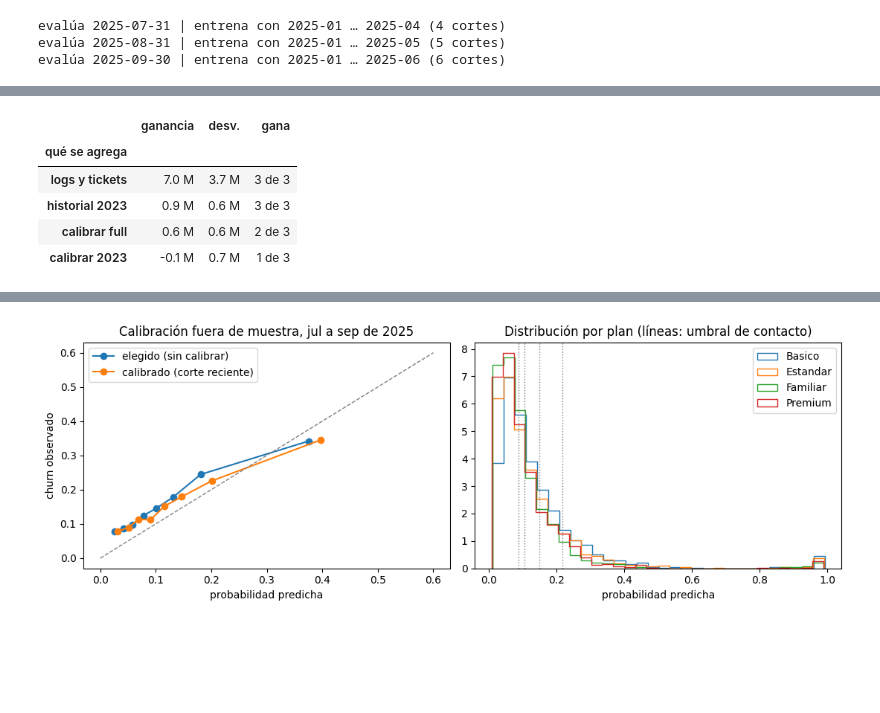
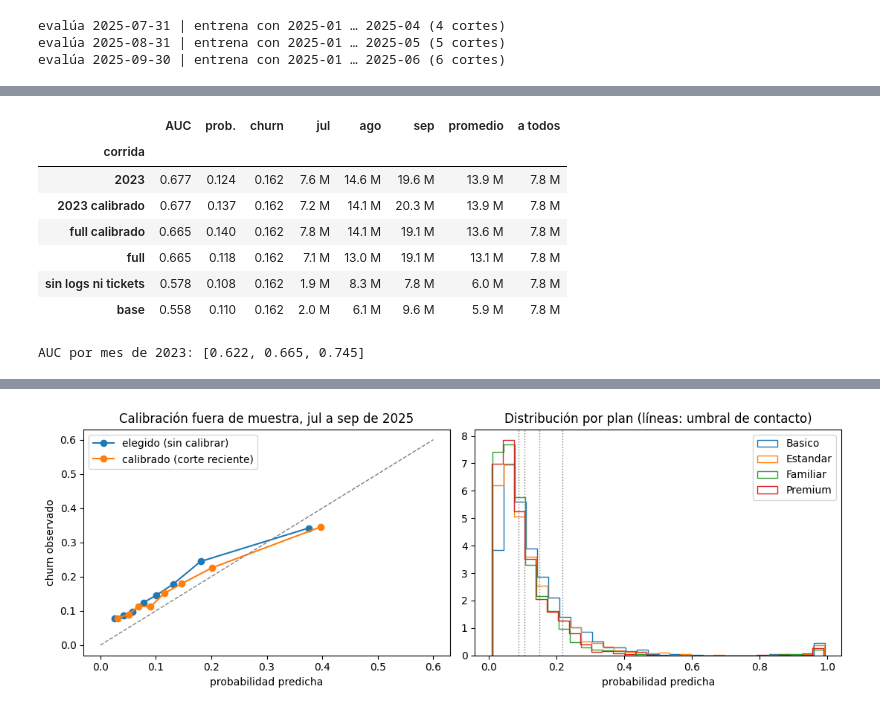
Before and after one commit to unfresh25/conecta-churn, a Jupyter notebook: solucion.ipynb, the cells around one changed output, grey strips where cells are left out. Drawn from its saved outputs; the diff is of its cells as text; code cells hidden in the pictures; blank space fills up the shorter version.

Commit message:
refactor: notebook mas liviano: una tabla de corridas, comparacion con el equipo en la seccion 7 y texto recortado

```diff
--- a/solucion.ipynb
+++ b/solucion.ipynb
@@ -428,5 +384,0 @@ board.style.format({"AUC-PR": "{:.3f}", "AUC": "{:.3f}", "Brier": "{:.3f}", "lla
-# %%
-detail = pd.concat({n: r["per_fold"].set_index("cutoff")[["churn_rate", "mean_p", "auc", "realized_value"]]
-                    .set_axis(["churn", "prob.", "AUC", "valor"], axis=1) for n, r in results.items()}, axis=1)
-detail.index = detail.index.strftime("%Y-%m")
-detail.rename_axis("mes").style.format({c: (lambda v: f"{v / 1e6:,.1f} M") if c[1] == "valor" else "{:.3f}" for c in detail.columns})
@@ -448,13 +384,0 @@ Lectura:
-# %%
-for name in ["gbm_full", "gbm_history_2023"]:
-    pnl, flds, kind, cols = RUNS[name]
-    results[f"{name}_calibrated"] = evaluate_run(pnl, flds, kind, cols, calibration="recent")
-    log_run(f"{name}_calibrated", {"kind": kind, "n_features": len(cols), "features": cols, "calibration": "recent",
-                                   "train_from": f"{pnl['cutoff'].min():%Y-%m}", "gap_months": 3},
-            results[f"{name}_calibrated"])
-cmp = pd.DataFrame({label: results[n]["per_fold"].set_index("cutoff")["realized_value"] / 1e6
-                    for label, n in [("full", "gbm_full"), ("full calibrado", "gbm_full_calibrated"),
-                                     ("2023", "gbm_history_2023"), ("2023 calibrado", "gbm_history_2023_calibrated")]})
-cmp.index = cmp.index.strftime("%Y-%m")
-cmp.loc["promedio"] = cmp.mean()
-cmp.rename_axis("mes").style.format("{:.1f} M")
@@ -480,18 +385,35 @@ runs[list(cols_show)].rename(columns=cols_show).style.format(
-# %%
-def paired(a, b):
-    d = results[a]["per_fold"]["realized_value"].to_numpy() - results[b]["per_fold"]["realized_value"].to_numpy()
-    return pd.Series({"ganancia": d.mean() / 1e6, "desv.": d.std(ddof=1) / 1e6, "gana": f"{(d > 0).sum()} de {len(d)}"})
-
-pd.DataFrame({"logs y tickets": paired("gbm_full", "gbm_no_unstructured"),
-              "historial 2023": paired("gbm_history_2023", "gbm_full"),
-              "calibrar full": paired("gbm_full_calibrated", "gbm_full"),
-              "calibrar 2023": paired("gbm_history_2023_calibrated", "gbm_history_2023")}).T.rename_axis("qué se agrega").style.format(
-    {"ganancia": "{:.1f} M", "desv.": "{:.1f} M"})
-# %% [output]
-|  | ganancia | desv. | gana |
-| qué se agrega |  |  |  |
-| logs y tickets | 7.0 M | 3.7 M | 3 de 3 |
-| historial 2023 | 0.9 M | 0.6 M | 3 de 3 |
-| calibrar full | 0.6 M | 0.6 M | 2 de 3 |
-| calibrar 2023 | -0.1 M | 0.7 M | 1 de 3 |
+# %%
+import logging
+logging.getLogger("mlflow").setLevel(logging.WARNING)
+for p in ["mlflow.db", "mlruns"]:
+    shutil.rmtree(p, ignore_errors=True) if Path(p).is_dir() else Path(p).unlink(missing_ok=True)
+
+results = {}
+for name, (pnl, flds, kind, cols) in RUNS.items():
+    for calibration in ([None, "recent"] if name in ("gbm_full", "gbm_history_2023") else [None]):
+        run_name = name if calibration is None else f"{name}_calibrated"
+        results[run_name] = evaluate_run(pnl, flds, kind, cols, calibration=calibration)
+        log_run(run_name, {"kind": kind, "n_features": len(cols), "features": cols, "calibration": calibration or "none",
+                           "train_from": f"{pnl['cutoff'].min():%Y-%m}", "gap_months": 3}, results[run_name])
+
+LABELS = {"base": "base", "gbm_no_unstructured": "sin logs ni tickets", "gbm_full": "full", "gbm_full_calibrated": "full calibrado",
+          "gbm_history_2023": "2023", "gbm_history_2023_calibrated": "2023 calibrado"}
+board = pd.DataFrame({
+    LABELS[n]: {"AUC": r["auc"], "prob.": r["mean_p"], "churn": r["churn_rate"],
+                **(r["per_fold"]["realized_value"] / 1e6).set_axis(["jul", "ago", "sep"]),
+                "promedio": r["realized_value"] / 1e6, "a todos": r["value_contact_all"] / 1e6}
+    for n, r in results.items()}).T.sort_values("promedio", ascending=False)
+display(board.rename_axis("corrida").style.format(
+    {"AUC": "{:.3f}", "prob.": "{:.3f}", "churn": "{:.3f}", **{c: "{:.1f} M" for c in ["jul", "ago", "sep", "promedio", "a todos"]}}))
+print("AUC por mes de 2023:", results["gbm_history_2023"]["per_fold"]["auc"].round(3).tolist())
+# %% [output]
+|  | AUC | prob. | churn | jul | ago | sep | promedio | a todos |
+| corrida |  |  |  |  |  |  |  |  |
+| 2023 | 0.677 | 0.124 | 0.162 | 7.6 M | 14.6 M | 19.6 M | 13.9 M | 7.8 M |
+| 2023 calibrado | 0.677 | 0.137 | 0.162 | 7.2 M | 14.1 M | 20.3 M | 13.9 M | 7.8 M |
+| full calibrado | 0.665 | 0.140 | 0.162 | 7.8 M | 14.1 M | 19.1 M | 13.6 M | 7.8 M |
+| full | 0.665 | 0.118 | 0.162 | 7.1 M | 13.0 M | 19.1 M | 13.1 M | 7.8 M |
+| sin logs ni tickets | 0.578 | 0.108 | 0.162 | 1.9 M | 8.3 M | 7.8 M | 6.0 M | 7.8 M |
+| base | 0.558 | 0.110 | 0.162 | 2.0 M | 6.1 M | 9.6 M | 5.9 M | 7.8 M |
+AUC por mes de 2023: [0.622, 0.665, 0.745]
 # %% [markdown]
```
Also changed, not shown: parts of 39 cells of this notebook.
